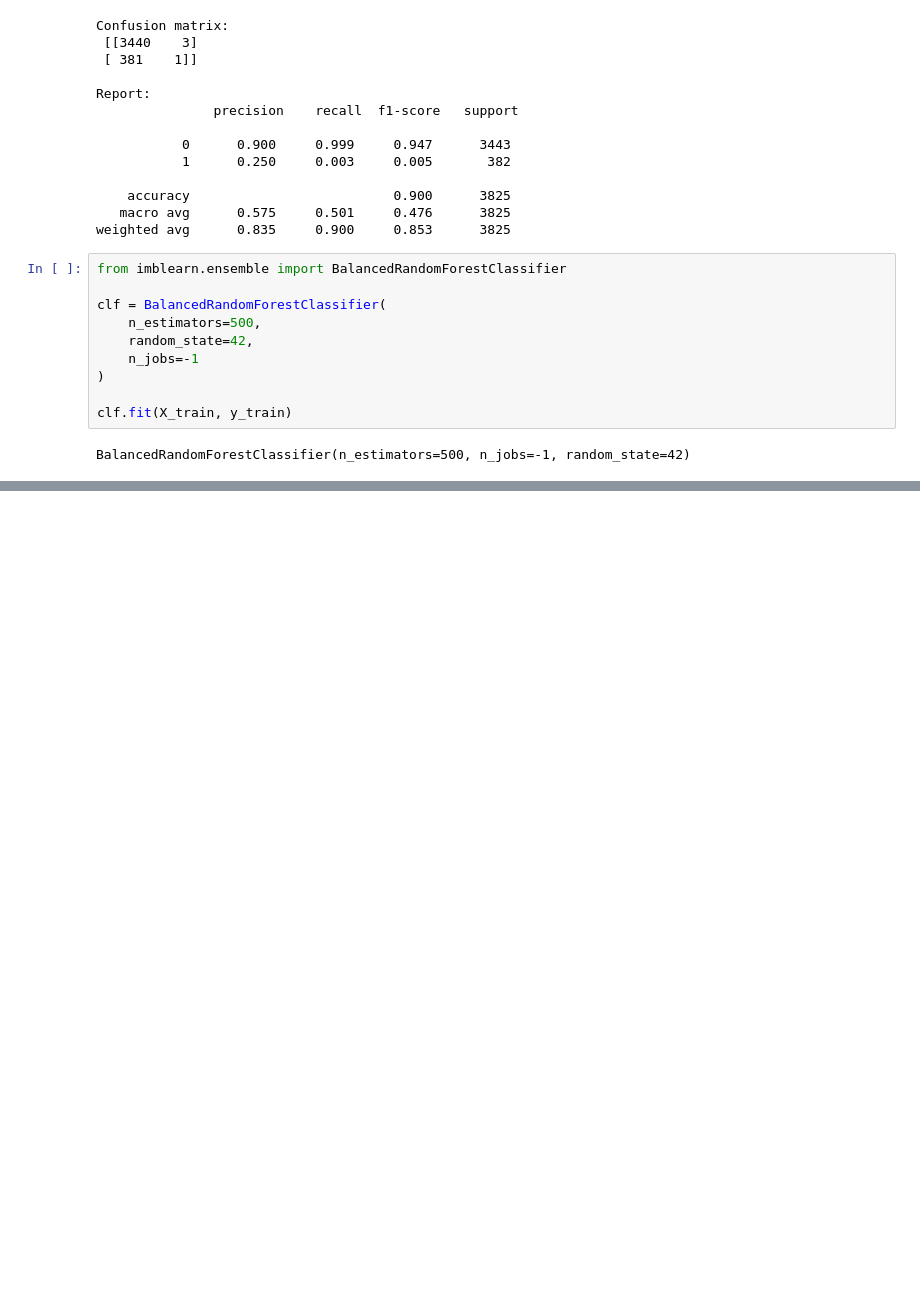
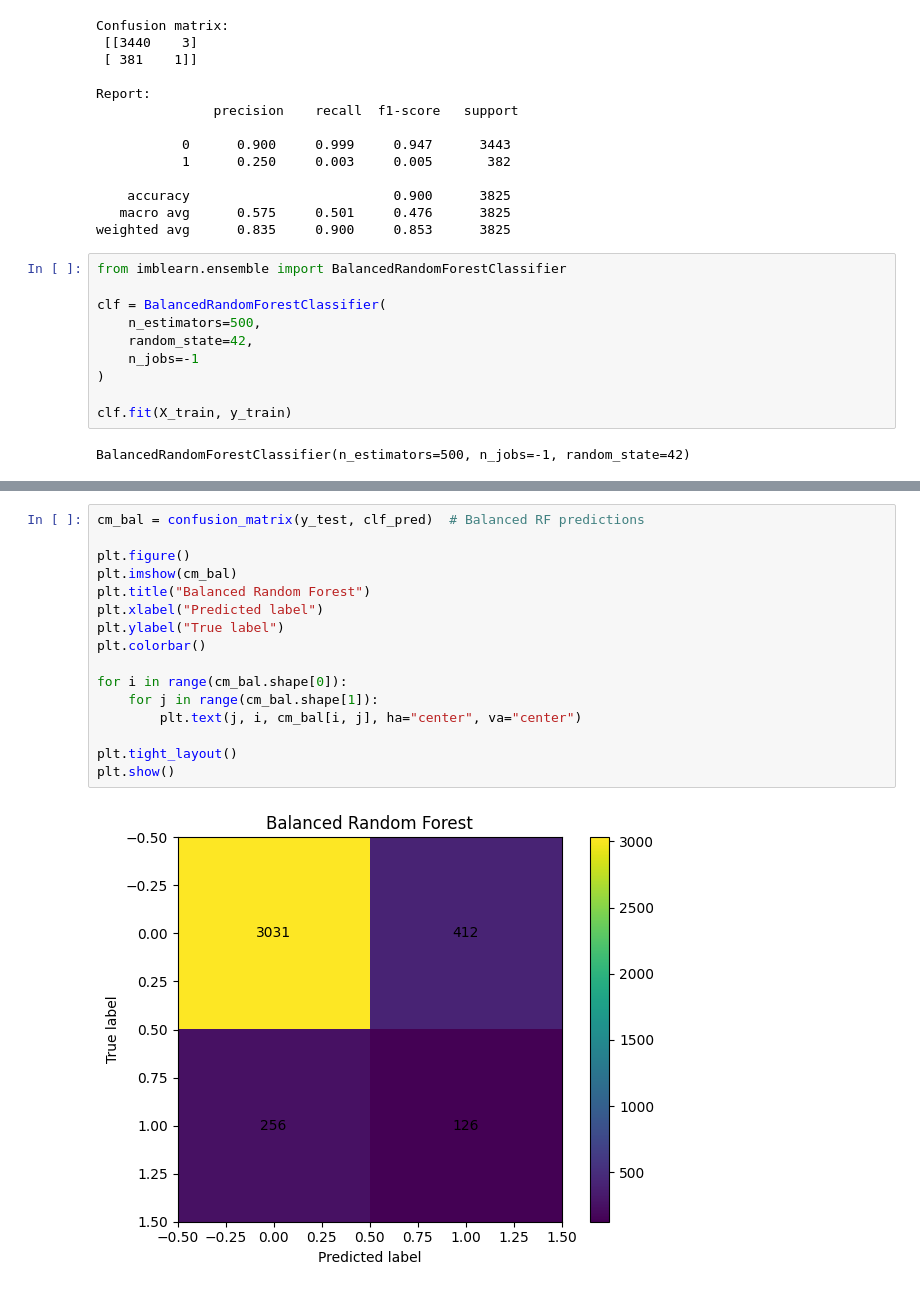
Before and after one commit to ellloraa/final_ML_fall25, a Jupyter notebook: models/high_engagement_models/randomforest_engage.ipynb, the cells around one changed output, grey strips where cells are left out. Drawn from its saved outputs; the diff is of its cells as text; blank space fills up the shorter version.

```diff
--- a/models/high_engagement_models/randomforest_engage.ipynb
+++ b/models/high_engagement_models/randomforest_engage.ipynb
@@ -210,0 +232,18 @@ weighted avg      0.853     0.825     0.838      3825
+# %%
+cm_bal = confusion_matrix(y_test, clf_pred)  # Balanced RF predictions
+
+plt.figure()
+plt.imshow(cm_bal)
+plt.title("Balanced Random Forest")
+plt.xlabel("Predicted label")
+plt.ylabel("True label")
+plt.colorbar()
+
+for i in range(cm_bal.shape[0]):
+    for j in range(cm_bal.shape[1]):
+        plt.text(j, i, cm_bal[i, j], ha="center", va="center")
+
+plt.tight_layout()
+plt.show()
+# %% [output]
+[figure, added]
```
Also changed, not shown: parts of 4 cells of this notebook.
